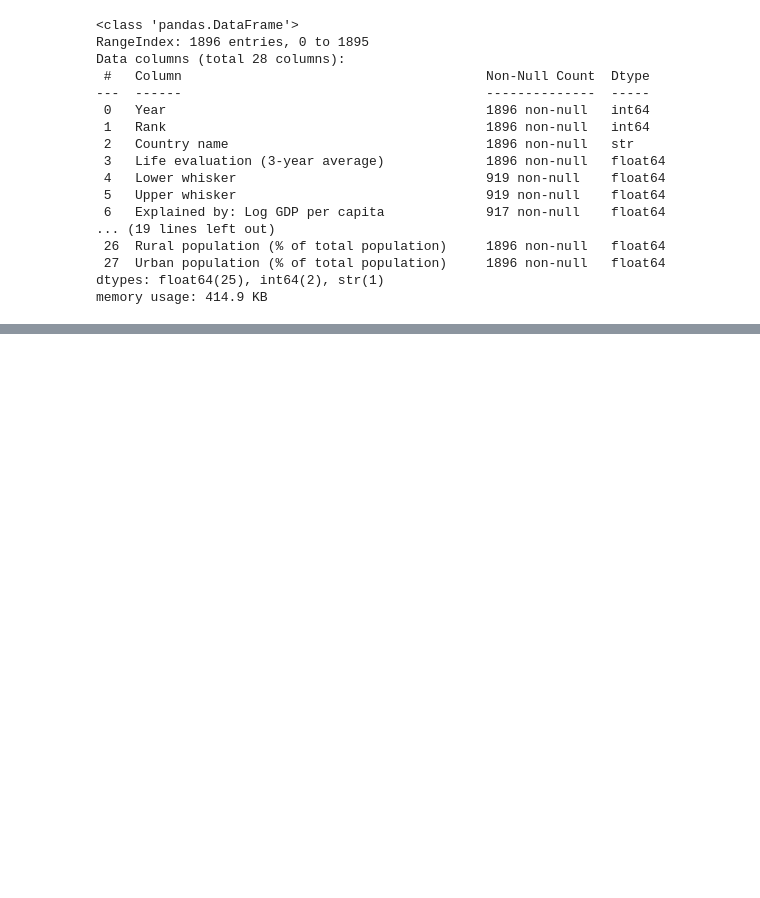
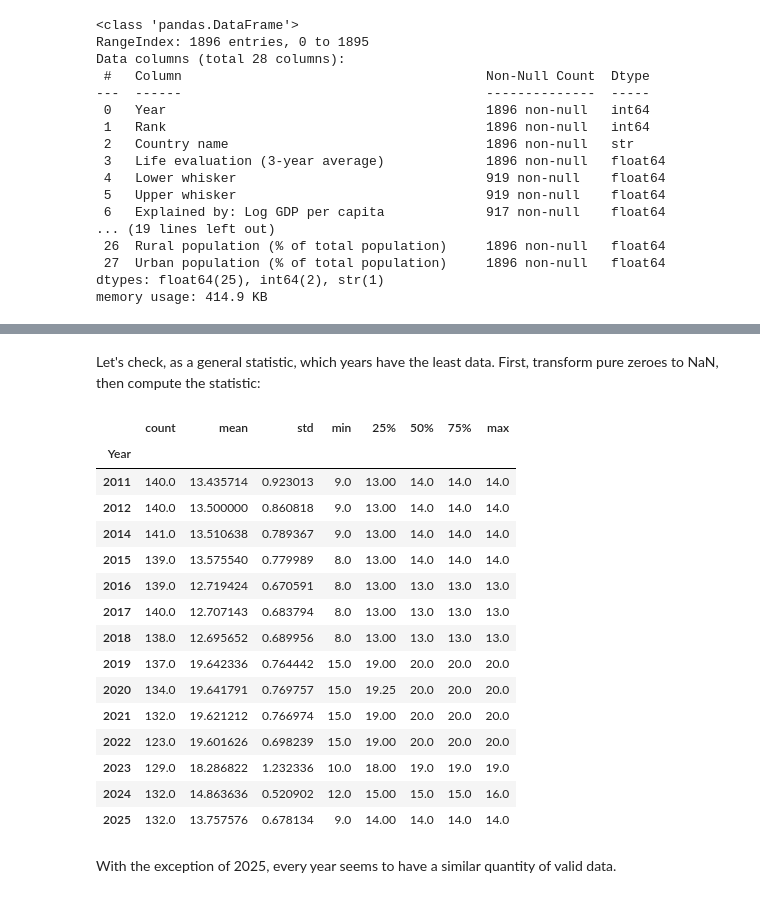
Before and after one commit to flawedvice/happiness-prediction, a Jupyter notebook: exploration.ipynb, the cells around one changed output, grey strips where cells are left out. Cells and saved outputs as stored; diff of their text form; code cells hidden in the pictures; blank space fills up the shorter version.

```diff
--- a/exploration.ipynb
+++ b/exploration.ipynb
@@ -404,0 +416,10 @@ As seen above, some features do not have enough data to be useful.
+# %%
+# Drop unusable columns
+df = final_df.drop(columns=["Rank", "Lower whisker", "Upper whisker", "Pregnant women receiving prenatal care (%)", "Central government debt, total (% of GDP)"])
+# %%
+# Filter by recognized country names (using Happiness report's countries as standard)
+country_filtered = df[df["Country name"].isin(COUNTRIES_LIST)]
+# %%
+# Filter usable years
+year_filtered = country_filtered.loc[(country_filtered["Year"] <= MAX_YEAR) & (country_filtered["Year"] >= MIN_YEAR)]
+year_filtered
@@ -404,0 +518,30 @@ As seen above, some features do not have enough data to be useful.
+# %% [markdown]
+Let's check, as a general statistic, which years have the least data. First, transform pure zeroes to NaN, then compute the statistic:
+# %%
+# Zero to NaN
+valid_df = year_filtered.replace(0, np.nan)
+# %%
+# Count non-null values across all columns except the "Year" and "Country name" features
+valid_df["non_null_count"] = valid_df.drop(columns=["Year", "Country name"]).notna().sum(axis=1)
+
+# Group by year and compute statistics over collected non-null data
+valid_df.groupby("Year")["non_null_count"].describe()
+# %% [output]
+|  | count | mean | std | min | 25% | 50% | 75% | max |
+| Year |  |  |  |  |  |  |  |  |
+| 2011 | 140.0 | 13.435714 | 0.923013 | 9.0 | 13.00 | 14.0 | 14.0 | 14.0 |
+| 2012 | 140.0 | 13.500000 | 0.860818 | 9.0 | 13.00 | 14.0 | 14.0 | 14.0 |
+| 2014 | 141.0 | 13.510638 | 0.789367 | 9.0 | 13.00 | 14.0 | 14.0 | 14.0 |
+| 2015 | 139.0 | 13.575540 | 0.779989 | 8.0 | 13.00 | 14.0 | 14.0 | 14.0 |
+| 2016 | 139.0 | 12.719424 | 0.670591 | 8.0 | 13.00 | 13.0 | 13.0 | 13.0 |
+| 2017 | 140.0 | 12.707143 | 0.683794 | 8.0 | 13.00 | 13.0 | 13.0 | 13.0 |
+| 2018 | 138.0 | 12.695652 | 0.689956 | 8.0 | 13.00 | 13.0 | 13.0 | 13.0 |
+| 2019 | 137.0 | 19.642336 | 0.764442 | 15.0 | 19.00 | 20.0 | 20.0 | 20.0 |
+| 2020 | 134.0 | 19.641791 | 0.769757 | 15.0 | 19.25 | 20.0 | 20.0 | 20.0 |
+| 2021 | 132.0 | 19.621212 | 0.766974 | 15.0 | 19.00 | 20.0 | 20.0 | 20.0 |
+| 2022 | 123.0 | 19.601626 | 0.698239 | 15.0 | 19.00 | 20.0 | 20.0 | 20.0 |
+| 2023 | 129.0 | 18.286822 | 1.232336 | 10.0 | 18.00 | 19.0 | 19.0 | 19.0 |
+| 2024 | 132.0 | 14.863636 | 0.520902 | 12.0 | 15.00 | 15.0 | 15.0 | 16.0 |
+| 2025 | 132.0 | 13.757576 | 0.678134 | 9.0 | 14.00 | 14.0 | 14.0 | 14.0 |
+# %% [markdown]
+With the exception of 2025, every year seems to have a similar quantity of valid data.
```
Also changed, not shown: parts of 23 cells of this notebook, 1 other file.
